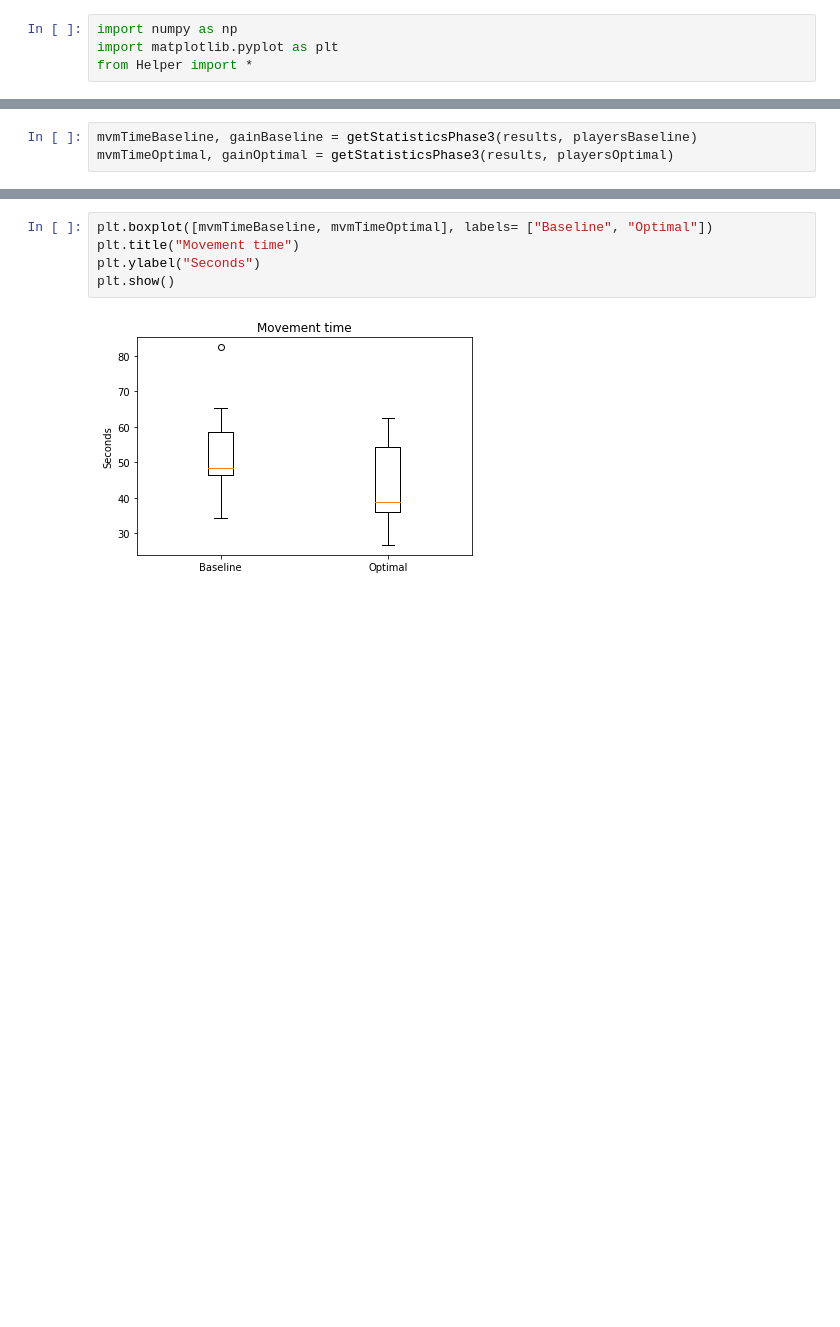
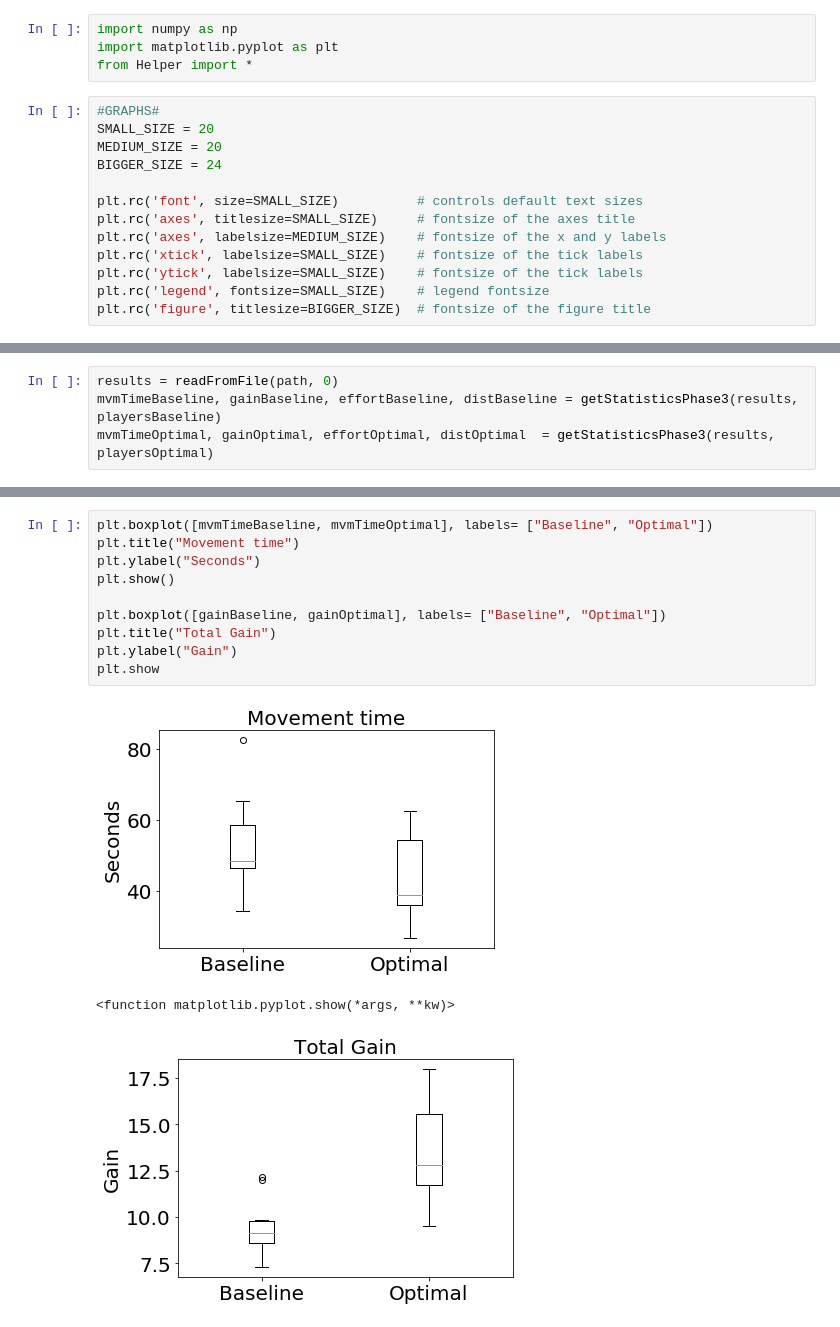
Before and after one commit to AndreeaStefan/SmartuistWrapper, a Jupyter notebook: evaluation/ResultsParticipants.ipynb, the cells around one changed output, grey strips where cells are left out. Drawn from its saved outputs; the diff is of its cells as text; blank space fills up the shorter version.

```diff
--- a/evaluation/ResultsParticipants.ipynb
+++ b/evaluation/ResultsParticipants.ipynb
@@ -2,5 +2,18 @@
 import numpy as np
 import matplotlib.pyplot as plt
 from Helper import *
+# %%
+#GRAPHS#
+SMALL_SIZE = 20
+MEDIUM_SIZE = 20
+BIGGER_SIZE = 24
+
+plt.rc('font', size=SMALL_SIZE)          # controls default text sizes
+plt.rc('axes', titlesize=SMALL_SIZE)     # fontsize of the axes title
+plt.rc('axes', labelsize=MEDIUM_SIZE)    # fontsize of the x and y labels
+plt.rc('xtick', labelsize=SMALL_SIZE)    # fontsize of the tick labels
+plt.rc('ytick', labelsize=SMALL_SIZE)    # fontsize of the tick labels
+plt.rc('legend', fontsize=SMALL_SIZE)    # legend fontsize
+plt.rc('figure', titlesize=BIGGER_SIZE)  # fontsize of the figure title
 # %%
 # constants
@@ -54,3 +115,4 @@ getGainPerPlayer(14, results)
 # %%
-mvmTimeBaseline, gainBaseline = getStatisticsPhase3(results, playersBaseline)
-mvmTimeOptimal, gainOptimal = getStatisticsPhase3(results, playersOptimal)
+results = readFromFile(path, 0)
+mvmTimeBaseline, gainBaseline, effortBaseline, distBaseline = getStatisticsPhase3(results, playersBaseline)
+mvmTimeOptimal, gainOptimal, effortOptimal, distOptimal  = getStatisticsPhase3(results, playersOptimal)
@@ -78,7 +156,14 @@ mvmTimeOptimal, gainOptimal = getStatisticsPhase3(results, playersOptimal)
 # %%
 plt.boxplot([mvmTimeBaseline, mvmTimeOptimal], labels= ["Baseline", "Optimal"])
 plt.title("Movement time")
 plt.ylabel("Seconds")
 plt.show()
+
+plt.boxplot([gainBaseline, gainOptimal], labels= ["Baseline", "Optimal"])
+plt.title("Total Gain")
+plt.ylabel("Gain")
+plt.show
 # %% [output]
-[figure, old version]
+[figure, new version]
+<function matplotlib.pyplot.show(*args, **kw)>
+[figure, added]
```
Also changed, not shown: parts of 6 cells of this notebook, 1 other file.
